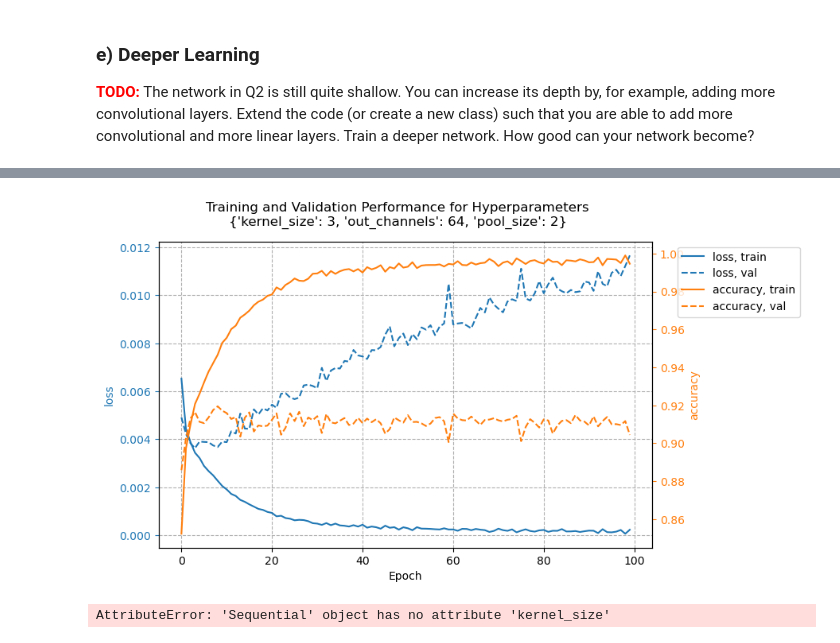
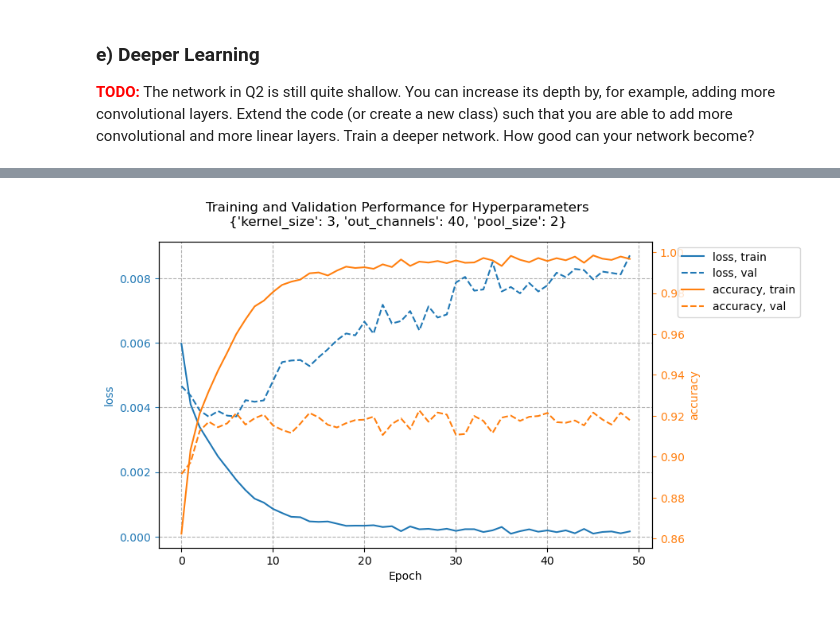
Before and after one commit to YxesRatep/HLCV, a Jupyter notebook: A02/A02_Workbook.ipynb, the cells around one changed output, grey strips where cells are left out. Saved outputs shown, nothing was run; the diff lists cells and outputs as text; code cells hidden in the pictures.

```diff
--- a/A02/A02_Workbook.ipynb
+++ b/A02/A02_Workbook.ipynb
@@ -901,11 +918,16 @@ def save_state_deepCNN(network, optimizer, name, measures):
         "params": {
             "channels": network.channels,
             "kernel_size": network.kernel_size,
-            "out_channels": network.out_channels,
             "pool_size": network.pool_size
         },
         "measures": measures
     }, f"savestate_{name}.torch")
+
+def load_state_DeepCNN(name, map_location):
+    load = torch.load(f"savestate_{name}.torch", map_location=map_location)
+    network = DeepCNN(**load["params"])
+    network.load_state_dict(load["net"])
+    return network, load["optimizer"], load["measures"]
 # %%
 # Conduct your experiments here
 import torch.nn as nn
@@ -949,7 +971,7 @@ class DeepCNN(nn.Module):
             layers += [
                 nn.Conv2d(c_prev, c, kernel_size=kernel_size, padding=pad), #(in,out,kernelsize,padding)
                 nn.BatchNorm2d(c),
-                nn.ReLU(inplace=True),
+                nn.ReLU(),
                 nn.MaxPool2d(kernel_size=pool_size, stride=pool_size) # reducing spatial and obtaining more spatial information
             ]
             c_prev = c # last channels = out channel
@@ -975,13 +997,13 @@ class DeepCNN(nn.Module):
             if isinstance(m, (nn.Conv2d, nn.Linear, nn.BatchNorm2d)):
                 m.reset_parameters()
 # %%
-network = DeepCNN()
+network = DeepCNN(kernel_size=5,channels=(25, 50, 100)) # first try 3 layers 16, 32, 64 overfit to training
 
 DeepCNN_loss = float("inf")
 
 hyperparams = {
     "kernel_size": 3,
-    "out_channels": 64,
+    "out_channels": 40,
     "pool_size": 2
 }
 
@@ -998,10 +1020,10 @@ print(f"Total number of parameters: {sum([p.shape.numel() for p in network.param
 optimizer = torch.optim.Adam(network.parameters())
 loss = torch.nn.CrossEntropyLoss()
 
-DeepCNN_loss, best_state, measures = train(DeepCNN_loss, hyperparams=hyperparams)
+DeepCNN_loss, best_state, measures = train(DeepCNN_loss, hyperparams=hyperparams, epochs=50)
 
 network.load_state_dict(best_state["model"])
 optimizer.load_state_dict(best_state["opt"])
 
-save_state_deepCNN(network=network, optimizer=optimizer, name="DeepCNN", measures=measures)
+save_state_deepCNN(network=network, optimizer=optimizer, name="DeepCNN_5x5_25_50_100", measures=measures)
 # %% [output]
@@ -1010,4 +1032,3 @@ save_state_deepCNN(network=network, optimizer=optimizer, name="DeepCNN", measure
-[figure, old version]
+[figure, new version]
-AttributeError: 'Sequential' object has no attribute 'kernel_size'
 # %%
 # Testing network performance
```
Also changed, not shown: parts of 4 cells of this notebook, 4 other files.
